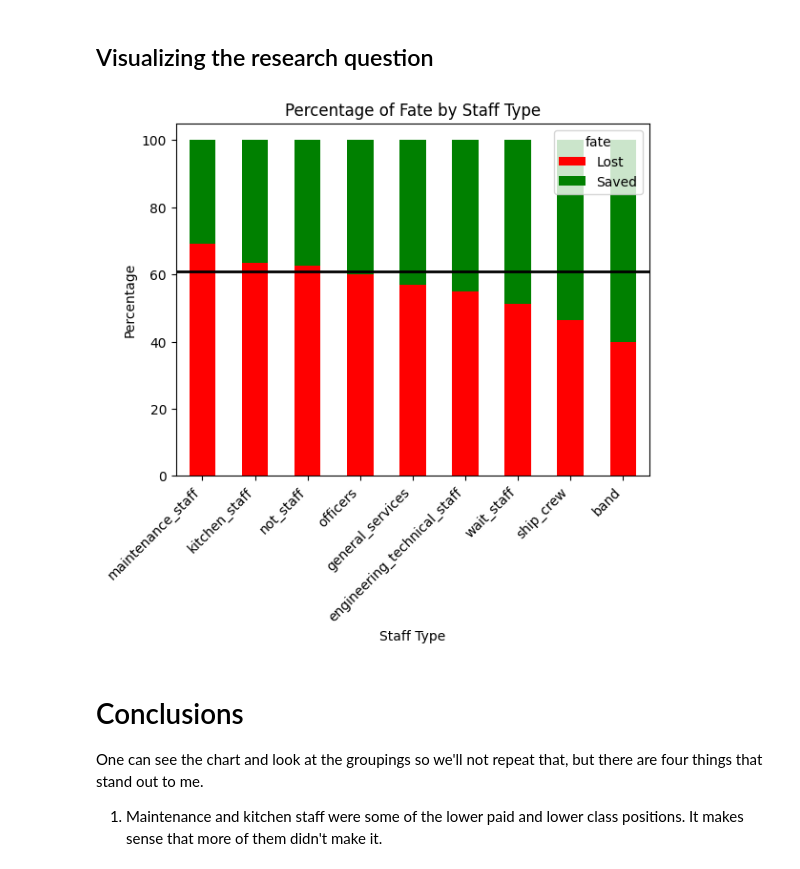
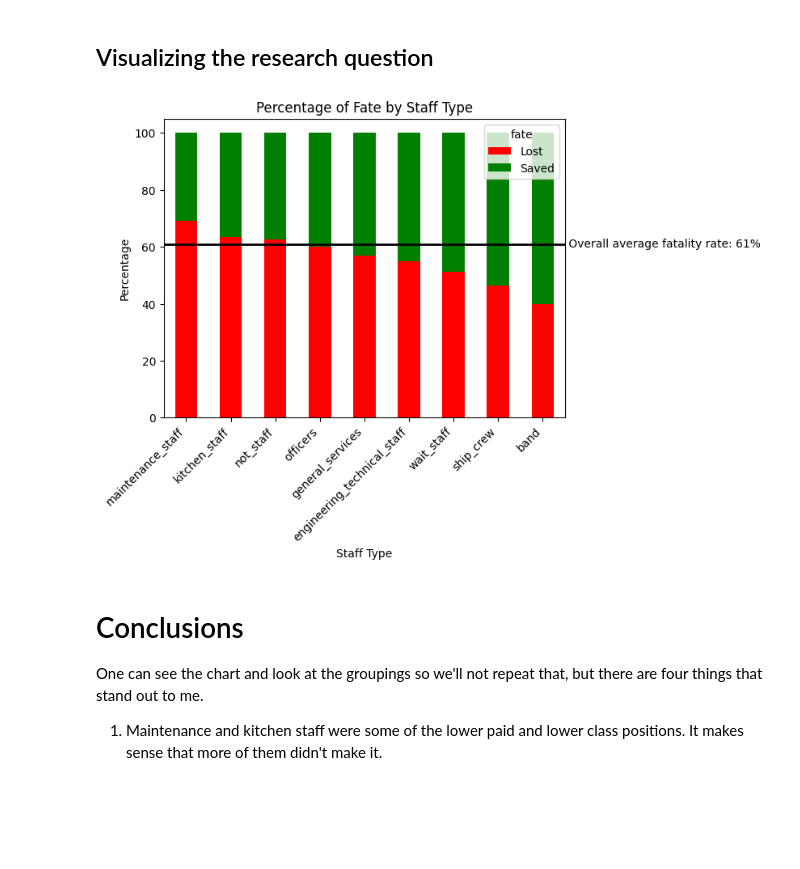
Before and after one commit to tonythor/cuny-datascience, a Jupyter notebook: data602-advpy/src/notebook/07_assignment_tonyfraser.ipynb, the cells around one changed output. Cells and saved outputs as stored; diff of their text form; code cells hidden in the pictures; blank space fills up the shorter version.

```diff
--- a/data602-advpy/src/notebook/07_assignment_tonyfraser.ipynb
+++ b/data602-advpy/src/notebook/07_assignment_tonyfraser.ipynb
@@ -232,22 +232,23 @@ plt.show()
 # %%
 lusitania.loc[lusitania['fate'] == 'Saved (died from trauma)', 'fate'] = 'Lost'
 filtered_lusitania = lusitania[lusitania['fate'].isin(['Lost', 'Saved'])] #6 -> this dropped a few rows
 filtered_lusitania
 grouped = filtered_lusitania.groupby(['staff_type', 'fate']).size().reset_index(name='count') #11
 pivot = grouped.pivot(index='staff_type', columns='fate', values='count').fillna(0)
 pivot_total = pivot.sum(axis=1)
 pivot_percentage = pivot.div(pivot_total, axis=0) * 100
 pivot_percentage_sorted = pivot_percentage.sort_values(by='Lost', ascending=False) #7, #12
 # Plot the sorted data
 pivot_percentage_sorted.plot(kind='bar', stacked=True, color={'Lost': 'red', 'Saved': 'green'})
 plt.title('Percentage of Fate by Staff Type')
 plt.xlabel('Staff Type')
 plt.ylabel('Percentage')
 plt.axhline(y=61, color='black', linestyle='-', linewidth=2)
+plt.text(x=plt.xlim()[1], y=61, s=' Overall average fatality rate: 61%', verticalalignment='center', color='black')
 plt.xticks(rotation=45, ha='right')
 plt.show()
 # %% [output]
-[figure, old version]
+[figure, new version]
 # %% [markdown]
 # Conclusions
 
```
